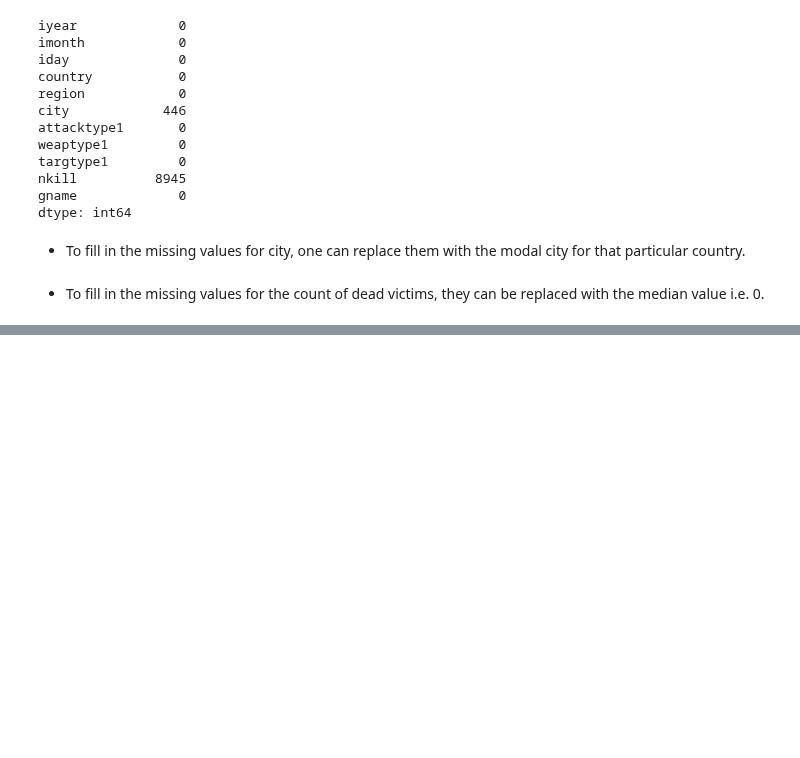
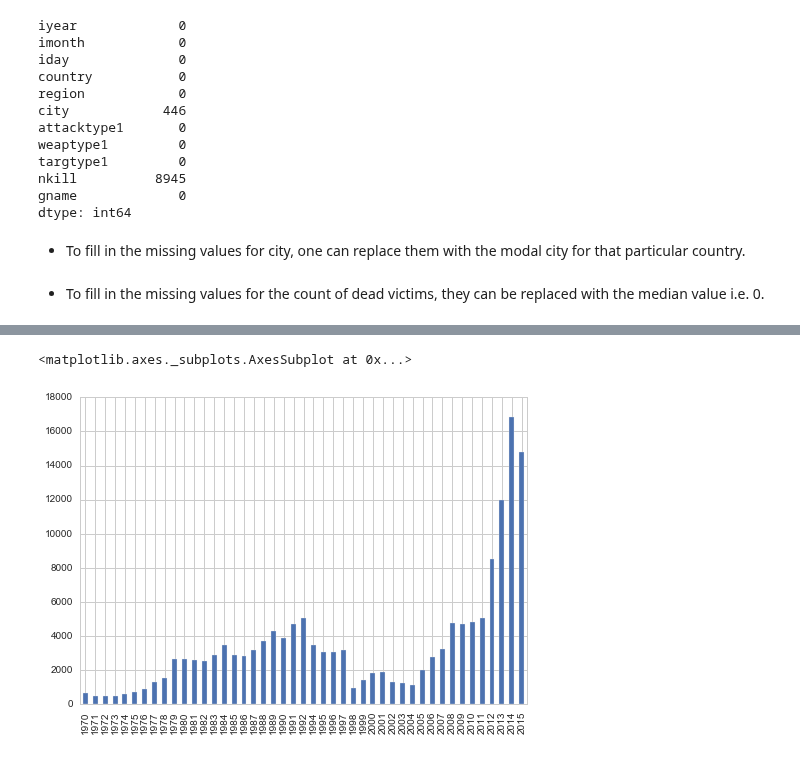
Before and after one commit to keshavramaswamy/ipython-notebooks, a Jupyter notebook: gtd_terror_analysis.ipynb, the cells around one changed output, grey strips where cells are left out. Cells and saved outputs as stored; diff of their text form; code cells hidden in the pictures; blank space fills up the shorter version.

```diff
--- a/gtd_terror_analysis.ipynb
+++ b/gtd_terror_analysis.ipynb
@@ -303,0 +321,5 @@ df_gtd.city = list_cities
+# %%
+df_gtd.iyear.value_counts().sort_index().plot(kind='bar')
+# %% [output]
+<matplotlib.axes._subplots.AxesSubplot at 0x...>
+[figure, added]
```
Also changed, not shown: parts of 18 cells of this notebook.
